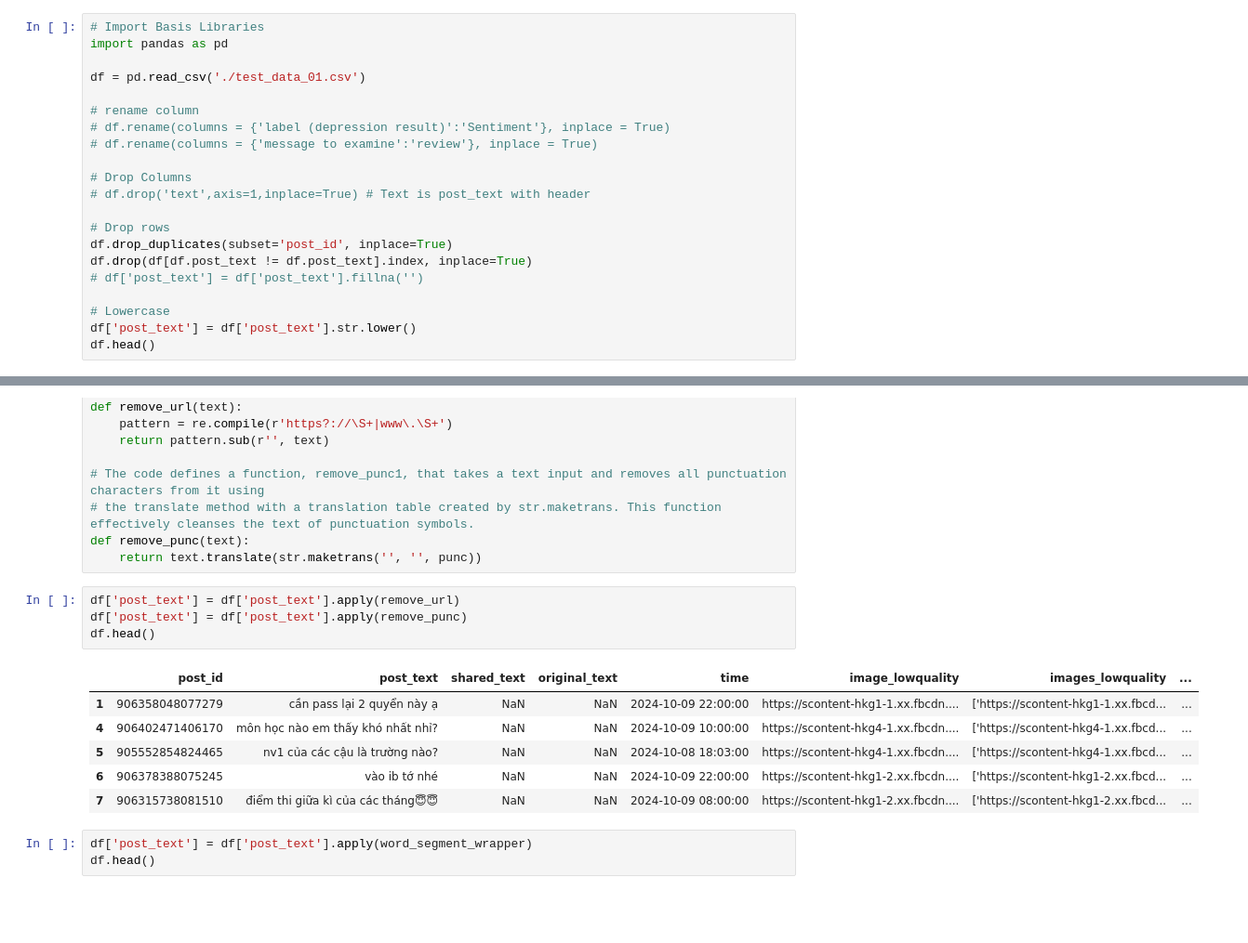
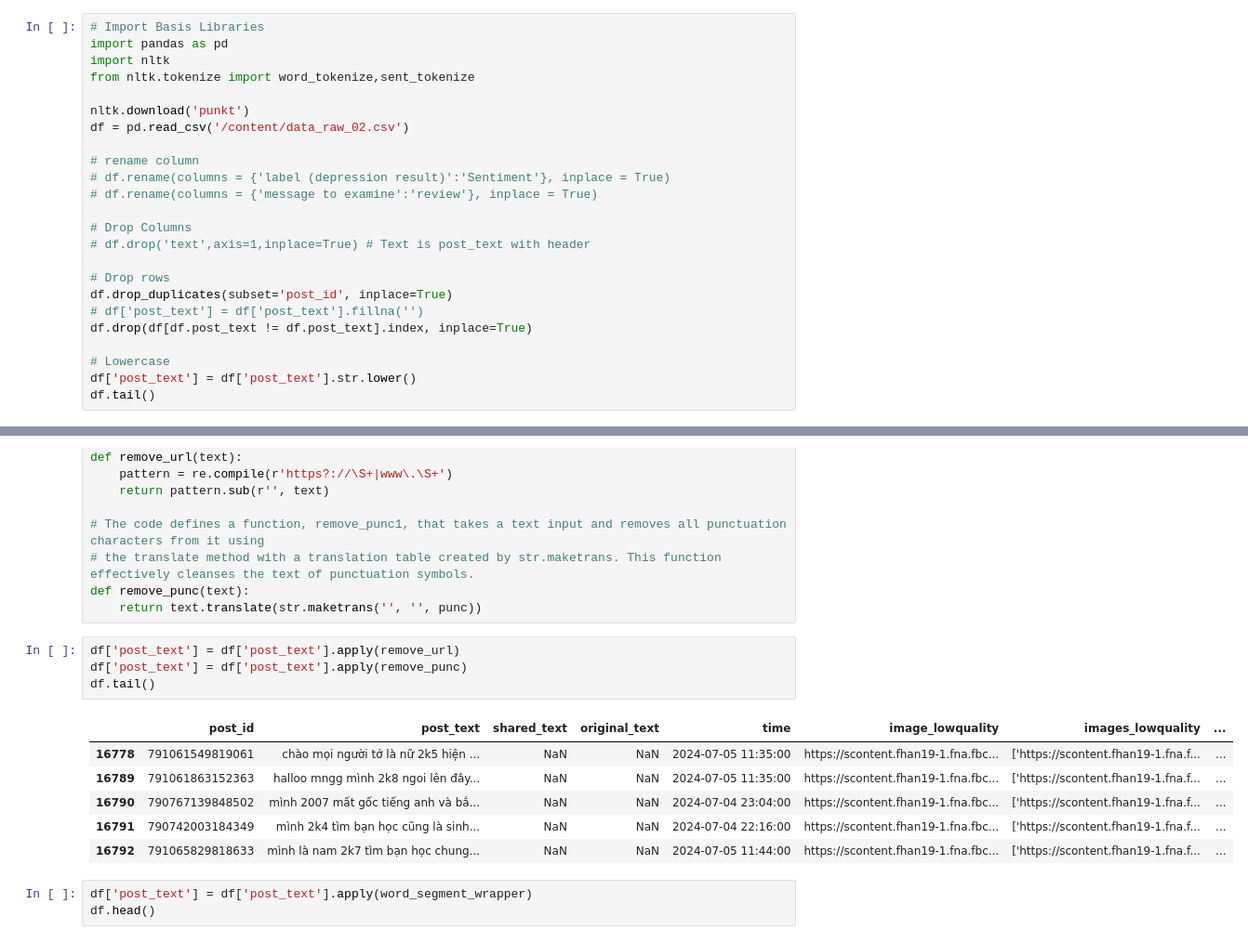
Before and after one commit to thanksbinh/student-posts-classifier, a Jupyter notebook: StudentRequestClassifier.ipynb, the cells around one changed output, grey strips where cells are left out. Shown at 93% size. Cells and saved outputs as stored; diff of their text form; blank space fills up the shorter version.

```diff
--- a/StudentRequestClassifier.ipynb
+++ b/StudentRequestClassifier.ipynb
@@ -140,8 +151,11 @@ Requirement already satisfied: emoji in /usr/local/lib/python3.10/dist-packages
 # %%
 # Import Basis Libraries
 import pandas as pd
+import nltk
+from nltk.tokenize import word_tokenize,sent_tokenize
 
-df = pd.read_csv('./test_data_01.csv')
+nltk.download('punkt')
+df = pd.read_csv('/content/data_raw_02.csv')
 
 # rename column
 # df.rename(columns = {'label (depression result)':'Sentiment'}, inplace = True)
@@ -152,10 +166,10 @@ df = pd.read_csv('./test_data_01.csv')
 
 # Drop rows
 df.drop_duplicates(subset='post_id', inplace=True)
+# df['post_text'] = df['post_text'].fillna('')
 df.drop(df[df.post_text != df.post_text].index, inplace=True)
-# df['post_text'] = df['post_text'].fillna('')
 
 # Lowercase
 df['post_text'] = df['post_text'].str.lower()
-df.head()
+df.tail()
 # %% [output]
@@ -215,14 +236,14 @@ def remove_punc(text):
 # %%
 df['post_text'] = df['post_text'].apply(remove_url)
 df['post_text'] = df['post_text'].apply(remove_punc)
-df.head()
+df.tail()
 # %% [output]
 |  | post_id | post_text | shared_text | original_text | time | image_lowquality | images_lowquality | ... |
-| 1 | 906358048077279 | cần pass lại 2 quyển này ạ | NaN | NaN | 2024-10-09 22:00:00 | https://scontent-hkg1-1.xx.fbcdn.... | ['https://scontent-hkg1-1.xx.fbcd... | ... |
-| 4 | 906402471406170 | môn học nào em thấy khó nhất nhỉ? | NaN | NaN | 2024-10-09 10:00:00 | https://scontent-hkg4-1.xx.fbcdn.... | ['https://scontent-hkg4-1.xx.fbcd... | ... |
-| 5 | 905552854824465 | nv1 của các cậu là trường nào? | NaN | NaN | 2024-10-08 18:03:00 | https://scontent-hkg4-1.xx.fbcdn.... | ['https://scontent-hkg4-1.xx.fbcd... | ... |
-| 6 | 906378388075245 | vào ib tớ nhé | NaN | NaN | 2024-10-09 22:00:00 | https://scontent-hkg1-2.xx.fbcdn.... | ['https://scontent-hkg1-2.xx.fbcd... | ... |
-| 7 | 906315738081510 | điểm thi giữa kì của các tháng😇😇 | NaN | NaN | 2024-10-09 08:00:00 | https://scontent-hkg1-2.xx.fbcdn.... | ['https://scontent-hkg1-2.xx.fbcd... | ... |
+| 16778 | 791061549819061 | chào mọi người tớ là nữ 2k5 hiện ... | NaN | NaN | 2024-07-05 11:35:00 | https://scontent.fhan19-1.fna.fbc... | ['https://scontent.fhan19-1.fna.f... | ... |
+| 16789 | 791061863152363 | halloo mngg mình 2k8 ngoi lên đây... | NaN | NaN | 2024-07-05 11:35:00 | https://scontent.fhan19-1.fna.fbc... | ['https://scontent.fhan19-1.fna.f... | ... |
+| 16790 | 790767139848502 | mình 2007 mất gốc tiếng anh và bắ... | NaN | NaN | 2024-07-04 23:04:00 | https://scontent.fhan19-1.fna.fbc... | ['https://scontent.fhan19-1.fna.f... | ... |
+| 16791 | 790742003184349 | mình 2k4 tìm bạn học cũng là sinh... | NaN | NaN | 2024-07-04 22:16:00 | https://scontent.fhan19-1.fna.fbc... | ['https://scontent.fhan19-1.fna.f... | ... |
+| 16792 | 791065829818633 | mình là nam 2k7 tìm bạn học chung... | NaN | NaN | 2024-07-05 11:44:00 | https://scontent.fhan19-1.fna.fbc... | ['https://scontent.fhan19-1.fna.f... | ... |
 # %%
 df['post_text'] = df['post_text'].apply(word_segment_wrapper)
 df.head()
```
Also changed, not shown: parts of 35 cells of this notebook.
